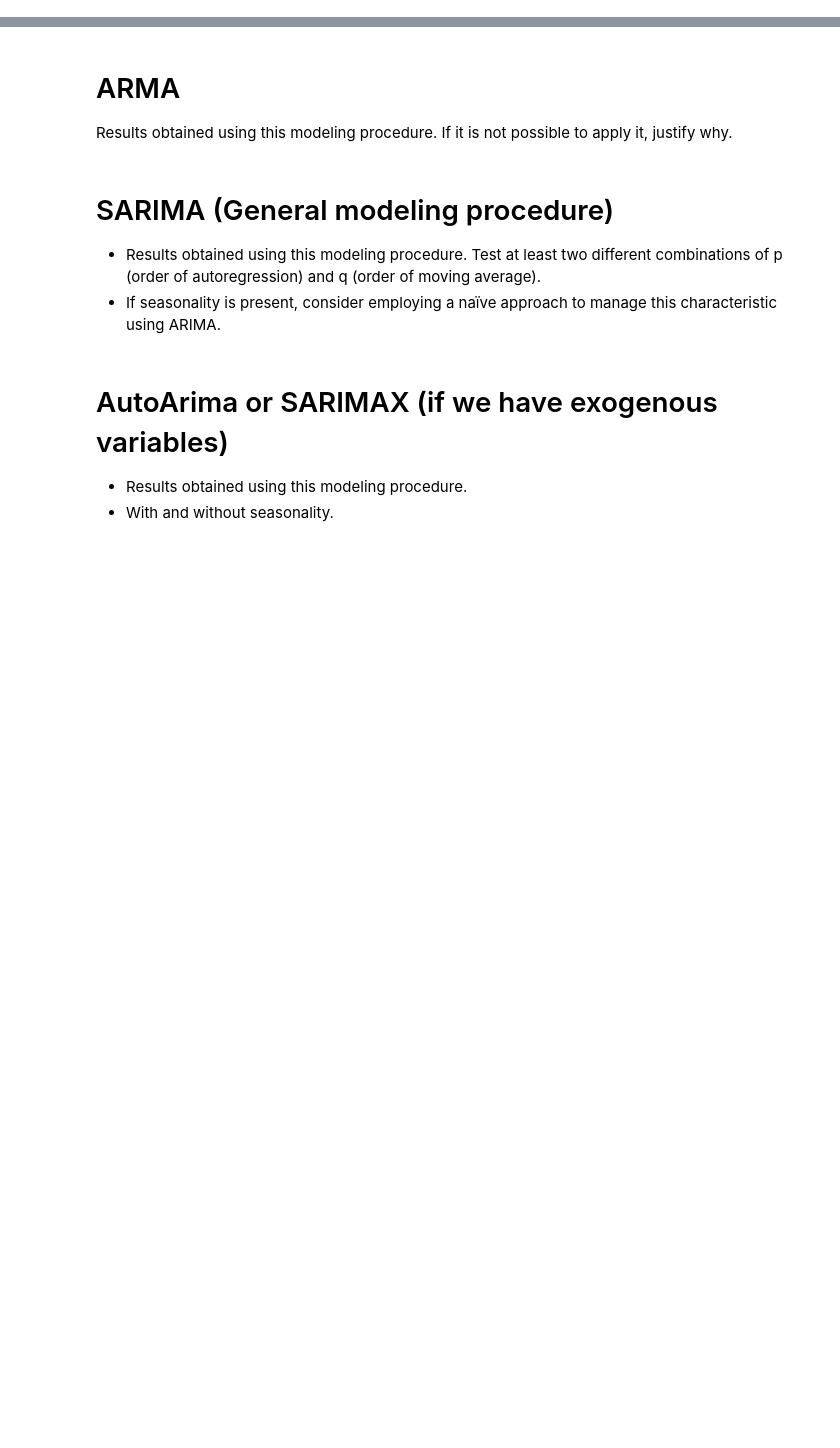
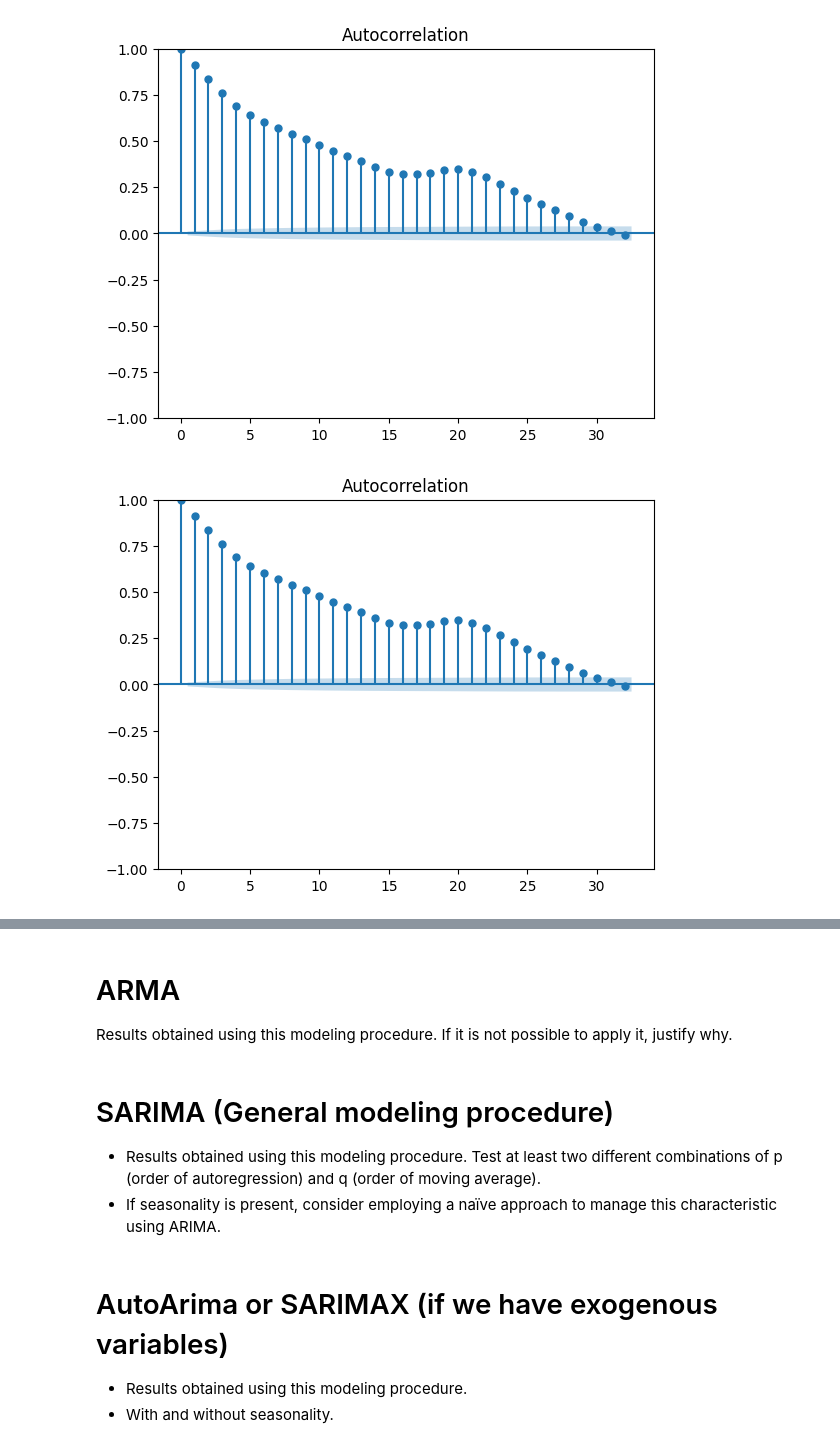
Before and after one commit to DiegoLopezAroca/Multivariate-Time-Series-Forecasting-of-Energy-Consumption-in-the-Steel-Industry, a Jupyter notebook: Advanced_ML_D2_2.ipynb, the cells around one changed output, grey strips where cells are left out. Cells and saved outputs as stored; diff of their text form; code cells hidden in the pictures; blank space fills up the shorter version.

```diff
--- a/Advanced_ML_D2_2.ipynb
+++ b/Advanced_ML_D2_2.ipynb
@@ -34,0 +77,5 @@ techniques to determine the presence of trends, seasonality, and residuals.
+# %%
+plot_acf(df['Usage_kWh'], lags=32)
+# %% [output]
+[figure, added]
+[figure, added]
```
Also changed, not shown: parts of 21 cells of this notebook.
